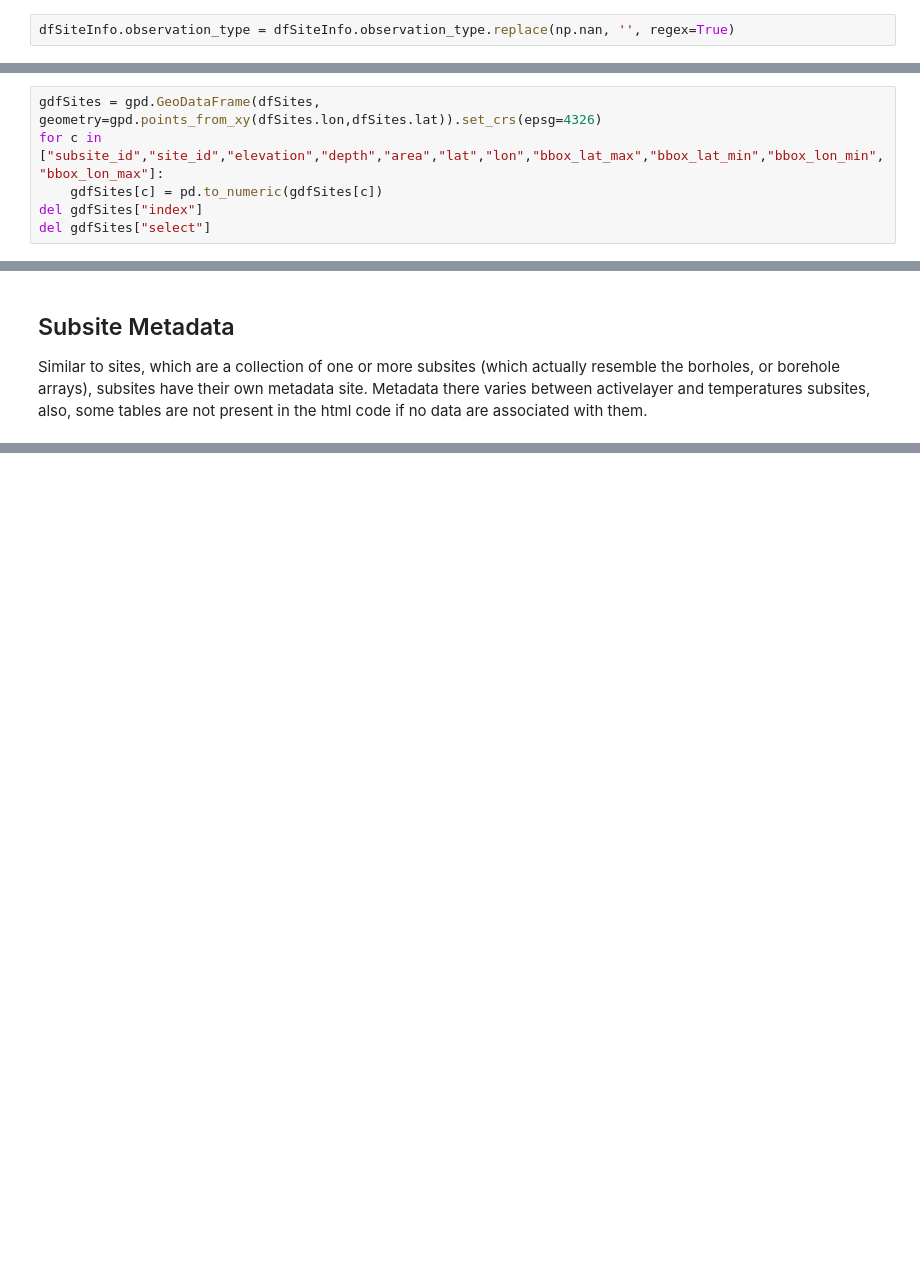
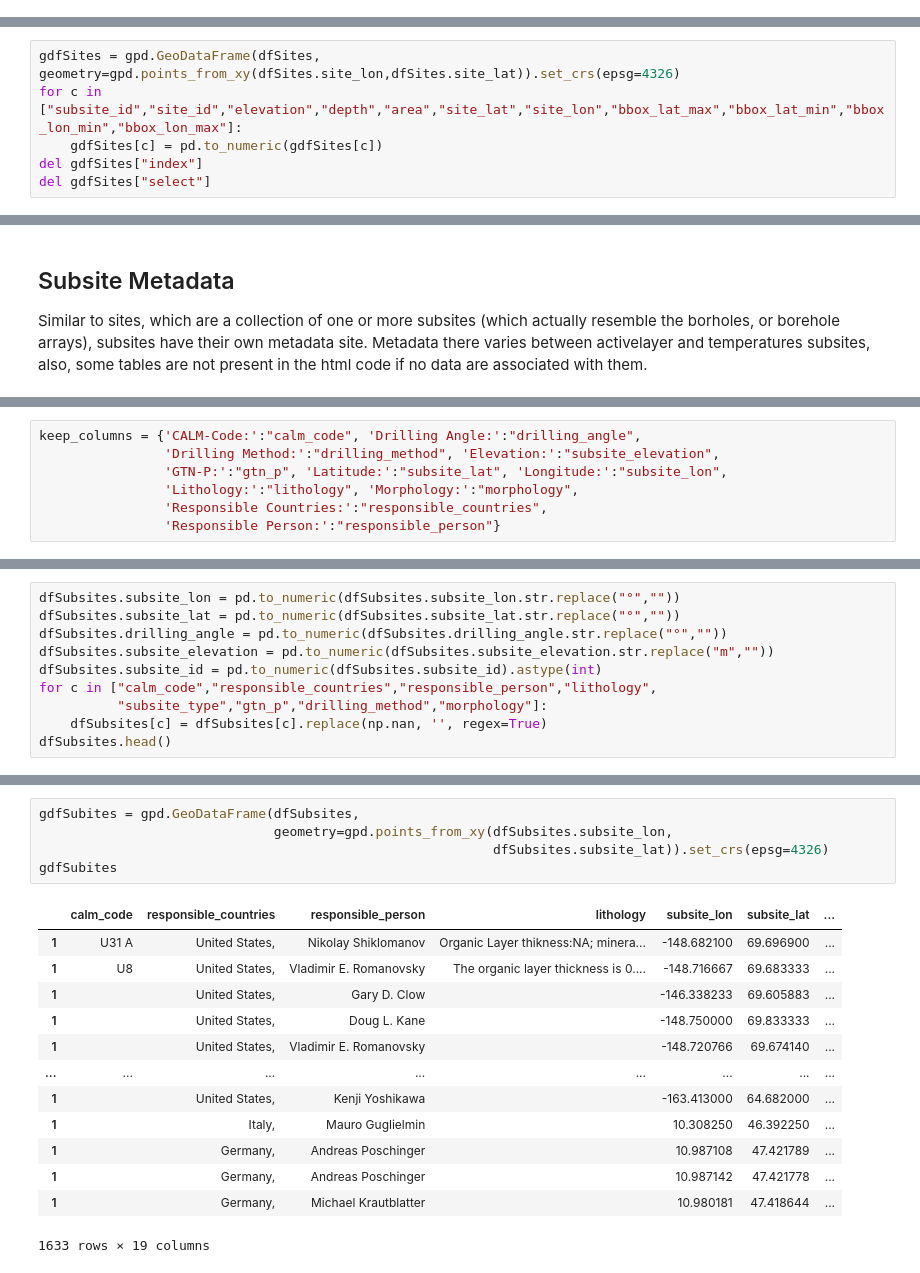
Before and after one commit to arctic-risk/arctic-data, a Jupyter notebook: permafrost/Download and Process Permafrost Data.ipynb, the cells around one changed output, grey strips where cells are left out. Drawn from its saved outputs; the diff is of its cells as text; blank space fills up the shorter version.

Commit message:
added subsite metadata and doi lookup

```diff
--- a/permafrost/Download and Process Permafrost Data.ipynb
+++ b/permafrost/Download and Process Permafrost Data.ipynb
@@ -312,12 +339,10 @@ dfSiteInfo = pd.DataFrame(alldata)
-# %%
-dfSiteInfo.observation_type = dfSiteInfo.observation_type.replace(np.nan, '', regex=True)
 # %%
 dfSites = dfSites.merge(dfSiteInfo,on="site_id")
 Path("./mercury/catalogue").mkdir(exist_ok=True,parents=True)
 dfSites.to_parquet("./mercury/catalogue/sites.catalogue.parquet")
 # %%
-gdfSites = gpd.GeoDataFrame(dfSites, geometry=gpd.points_from_xy(dfSites.lon,dfSites.lat)).set_crs(epsg=4326)
-for c in ["subsite_id","site_id","elevation","depth","area","lat","lon","bbox_lat_max","bbox_lat_min","bbox_lon_min","bbox_lon_max"]:
+gdfSites = gpd.GeoDataFrame(dfSites, geometry=gpd.points_from_xy(dfSites.site_lon,dfSites.site_lat)).set_crs(epsg=4326)
+for c in ["subsite_id","site_id","elevation","depth","area","site_lat","site_lon","bbox_lat_max","bbox_lat_min","bbox_lon_min","bbox_lon_max"]:
     gdfSites[c] = pd.to_numeric(gdfSites[c])
 del gdfSites["index"]
 del gdfSites["select"]
@@ -347,0 +447,7 @@ Similar to sites, which are a collection of one or more subsites (which actually
+# %%
+keep_columns = {'CALM-Code:':"calm_code", 'Drilling Angle:':"drilling_angle",
+                'Drilling Method:':"drilling_method", 'Elevation:':"subsite_elevation",
+                'GTN-P:':"gtn_p", 'Latitude:':"subsite_lat", 'Longitude:':"subsite_lon",
+                'Lithology:':"lithology", 'Morphology:':"morphology",
+                'Responsible Countries:':"responsible_countries",
+                'Responsible Person:':"responsible_person"}
@@ -347,0 +517,10 @@ Similar to sites, which are a collection of one or more subsites (which actually
+# %%
+dfSubsites.subsite_lon = pd.to_numeric(dfSubsites.subsite_lon.str.replace("°",""))
+dfSubsites.subsite_lat = pd.to_numeric(dfSubsites.subsite_lat.str.replace("°",""))
+dfSubsites.drilling_angle = pd.to_numeric(dfSubsites.drilling_angle.str.replace("°",""))
+dfSubsites.subsite_elevation = pd.to_numeric(dfSubsites.subsite_elevation.str.replace("m",""))
+dfSubsites.subsite_id = pd.to_numeric(dfSubsites.subsite_id).astype(int)
+for c in ["calm_code","responsible_countries","responsible_person","lithology",
+          "subsite_type","gtn_p","drilling_method","morphology"]:
+    dfSubsites[c] = dfSubsites[c].replace(np.nan, '', regex=True)
+dfSubsites.head()
@@ -347,0 +534,19 @@ Similar to sites, which are a collection of one or more subsites (which actually
+# %%
+gdfSubites = gpd.GeoDataFrame(dfSubsites,
+                              geometry=gpd.points_from_xy(dfSubsites.subsite_lon,
+                                                          dfSubsites.subsite_lat)).set_crs(epsg=4326)
+gdfSubites
+# %% [output]
+|  | calm_code | responsible_countries | responsible_person | lithology | subsite_lon | subsite_lat | ... |
+| 1 | U31 A | United States, | Nikolay Shiklomanov | Organic Layer thikness:NA; minera... | -148.682100 | 69.696900 | ... |
+| 1 | U8 | United States, | Vladimir E. Romanovsky | The organic layer thickness is 0.... | -148.716667 | 69.683333 | ... |
+| 1 |  | United States, | Gary D. Clow |  | -146.338233 | 69.605883 | ... |
+| 1 |  | United States, | Doug L. Kane |  | -148.750000 | 69.833333 | ... |
+| 1 |  | United States, | Vladimir E. Romanovsky |  | -148.720766 | 69.674140 | ... |
+| ... | ... | ... | ... | ... | ... | ... | ... |
+| 1 |  | United States, | Kenji Yoshikawa |  | -163.413000 | 64.682000 | ... |
+| 1 |  | Italy, | Mauro Guglielmin |  | 10.308250 | 46.392250 | ... |
+| 1 |  | Germany, | Andreas Poschinger |  | 10.987108 | 47.421789 | ... |
+| 1 |  | Germany, | Andreas Poschinger |  | 10.987142 | 47.421778 | ... |
+| 1 |  | Germany, | Michael Krautblatter |  | 10.980181 | 47.418644 | ... |
+1633 rows × 19 columns
```
Also changed, not shown: parts of 19 cells of this notebook, 1 other file.
